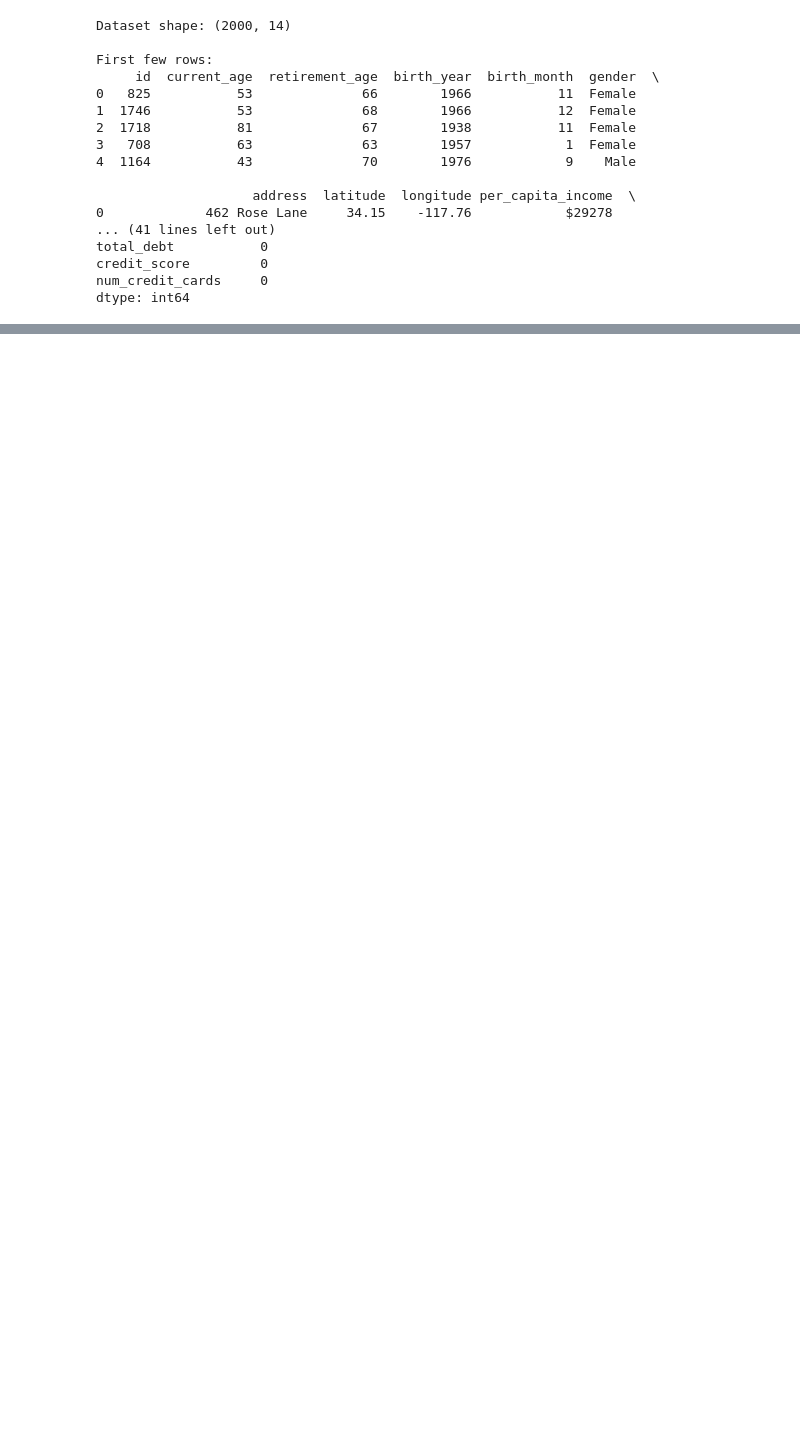
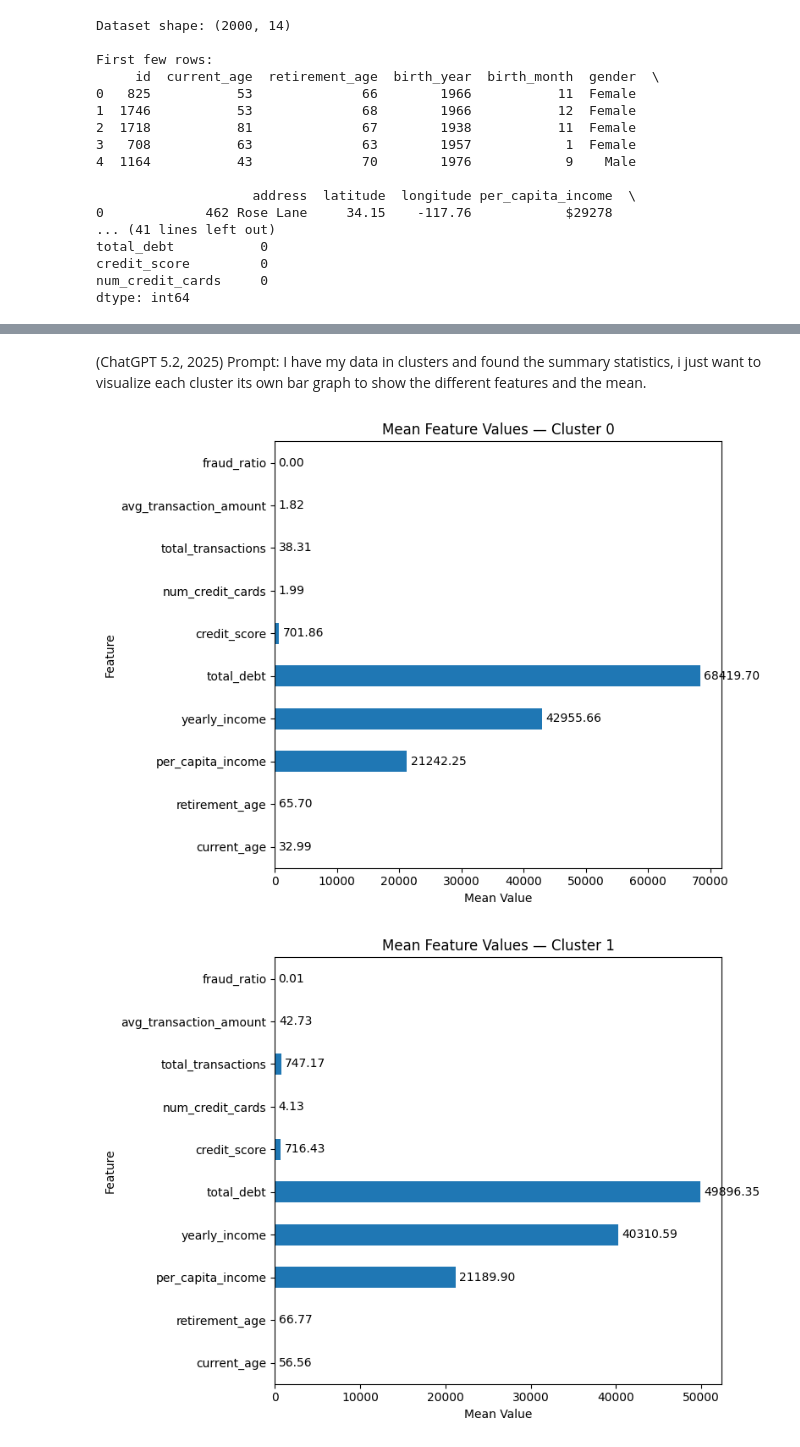
Before and after one commit to journalss2002-gif/DataMining-Fall2025-Project, a Jupyter notebook: clustering.ipynb, the cells around one changed output, grey strips where cells are left out. Saved outputs shown, nothing was run; the diff lists cells and outputs as text; code cells hidden in the pictures; blank space fills up the shorter version.

```diff
--- a/clustering.ipynb
+++ b/clustering.ipynb
@@ -1932,0 +250,7 @@ Cluster Shape Assumption                  Spherical            Arbitrary
+# %%
+k = 4
+kmeans = KMeans(n_clusters=k, random_state=42, n_init=10)
+labels = kmeans.fit_predict(X_scaled_final)
+
+sil_score = silhouette_score(X_scaled_final, labels)
+print(f"Silhouette Score for k={k}: {sil_score:.3f}")
@@ -1932,0 +259,2 @@ Cluster Shape Assumption                  Spherical            Arbitrary
+# %%
+users_augmented["kmeans_cluster_label"] = labels
@@ -1932,0 +270,8 @@ Cluster Shape Assumption                  Spherical            Arbitrary
+# %%
+cluster_means = (
+    users_augmented
+    .groupby("kmeans_cluster_label")[X_final.columns]
+    .mean()
+)
+
+cluster_means
@@ -1932,0 +316,22 @@ Cluster Shape Assumption                  Spherical            Arbitrary
+# %% [markdown]
+(ChatGPT 5.2, 2025)
+Prompt: I have my data in clusters and found the summary statistics, i just want to visualize each cluster its own bar graph to show the different features and the mean.
+# %%
+for cluster in cluster_means.index:
+    ax = cluster_means.loc[[cluster]].T.plot(
+        kind="barh",
+        figsize=(8, 6),
+        legend=False,
+        title=f"Mean Feature Values — Cluster {cluster}"
+    )
+
+    for container in ax.containers:
+        ax.bar_label(container, fmt="%.2f", padding=3)
+
+    plt.xlabel("Mean Value")
+    plt.ylabel("Feature")
+    plt.tight_layout()
+    plt.show()
+# %% [output]
+[figure, added]
+[figure, added]
```
Also changed, not shown: parts of 59 cells of this notebook, 28 other files.
